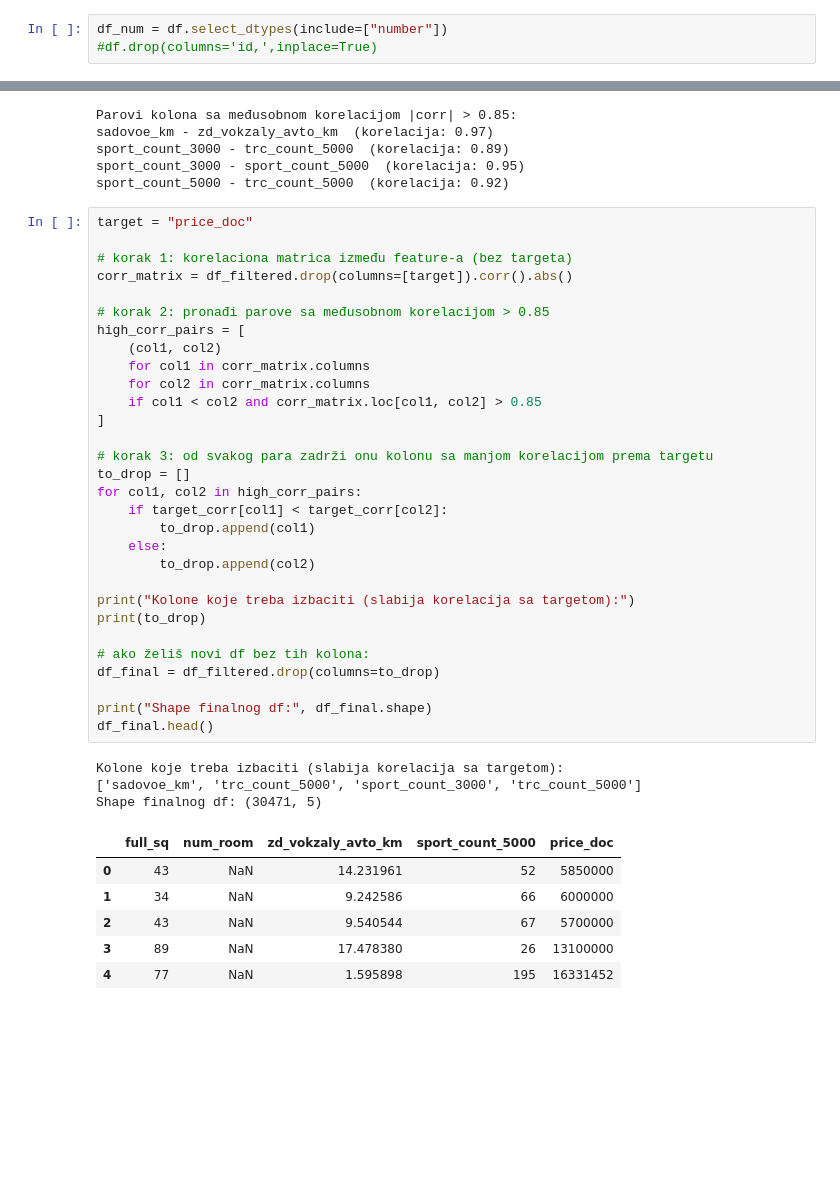
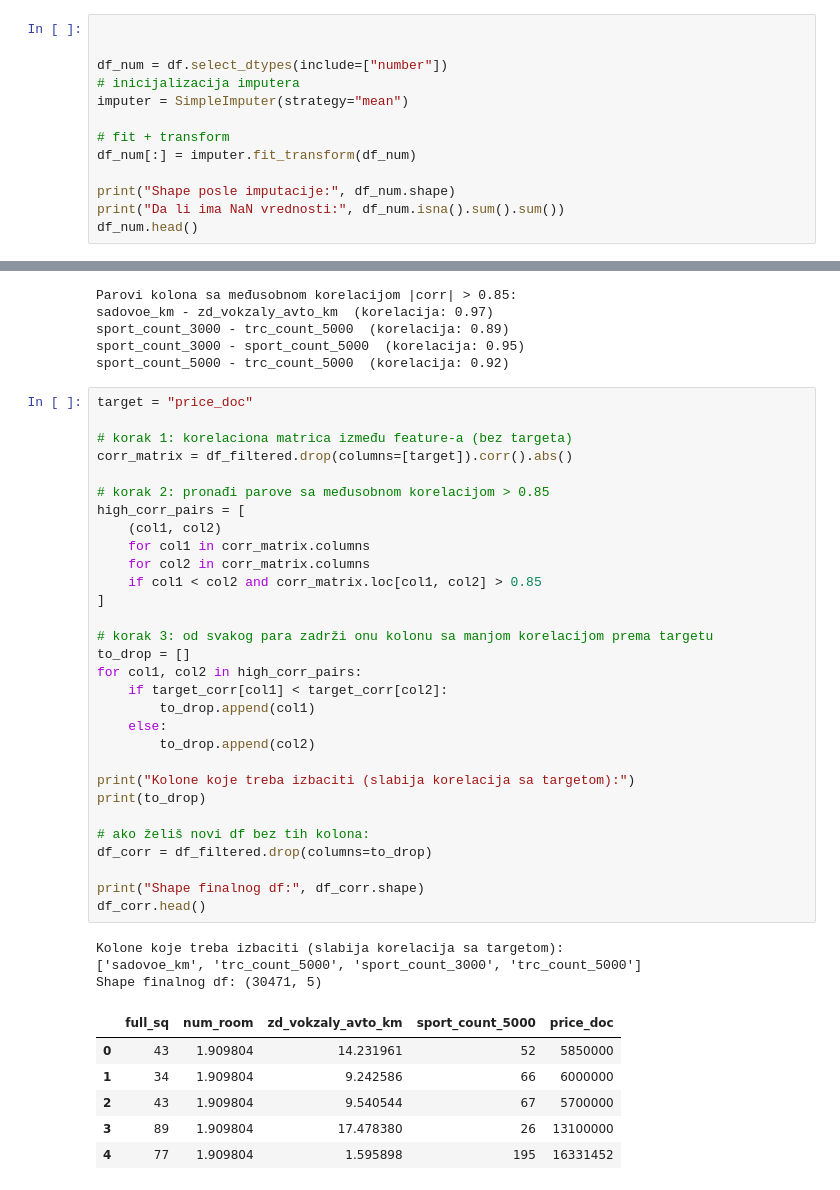
Before and after one commit to aleksaljujic/Sberbank-House-Pricing, a Jupyter notebook: Sberbank.ipynb, the cells around one changed output, grey strips where cells are left out. Cells and saved outputs as stored; diff of their text form; blank space fills up the shorter version.

```diff
--- a/Sberbank.ipynb
+++ b/Sberbank.ipynb
@@ -393,5 +399,15 @@ railroad_1line_yes: 0.00% NaN, korelacija sa targetom = -0.026
 product_type_OwnerOccupier: 0.00% NaN, korelacija sa targetom = -0.103
 price_doc: 0.00% NaN, korelacija sa targetom = 1.000
 # %%
+
+
 df_num = df.select_dtypes(include=["number"])
-#df.drop(columns='id,',inplace=True)
+# inicijalizacija imputera
+imputer = SimpleImputer(strategy="mean")
+
+# fit + transform
+df_num[:] = imputer.fit_transform(df_num)
+
+print("Shape posle imputacije:", df_num.shape)
+print("Da li ima NaN vrednosti:", df_num.isna().sum().sum())
+df_num.head()
@@ -490,38 +515,38 @@ target = "price_doc"
 
 # korak 1: korelaciona matrica između feature-a (bez targeta)
 corr_matrix = df_filtered.drop(columns=[target]).corr().abs()
 
 # korak 2: pronađi parove sa međusobnom korelacijom > 0.85
 high_corr_pairs = [
     (col1, col2)
     for col1 in corr_matrix.columns
     for col2 in corr_matrix.columns
     if col1 < col2 and corr_matrix.loc[col1, col2] > 0.85
 ]
 
 # korak 3: od svakog para zadrži onu kolonu sa manjom korelacijom prema targetu
 to_drop = []
 for col1, col2 in high_corr_pairs:
     if target_corr[col1] < target_corr[col2]:
         to_drop.append(col1)
     else:
         to_drop.append(col2)
 
 print("Kolone koje treba izbaciti (slabija korelacija sa targetom):")
 print(to_drop)
 
 # ako želiš novi df bez tih kolona:
-df_final = df_filtered.drop(columns=to_drop)
+df_corr = df_filtered.drop(columns=to_drop)
 
-print("Shape finalnog df:", df_final.shape)
-df_final.head()
+print("Shape finalnog df:", df_corr.shape)
+df_corr.head()
 # %% [output]
 Kolone koje treba izbaciti (slabija korelacija sa targetom):
 ['sadovoe_km', 'trc_count_5000', 'sport_count_3000', 'trc_count_5000']
 Shape finalnog df: (30471, 5)
 |  | full_sq | num_room | zd_vokzaly_avto_km | sport_count_5000 | price_doc |
-| 0 | 43 | NaN | 14.231961 | 52 | 5850000 |
-| 1 | 34 | NaN | 9.242586 | 66 | 6000000 |
-| 2 | 43 | NaN | 9.540544 | 67 | 5700000 |
-| 3 | 89 | NaN | 17.478380 | 26 | 13100000 |
-| 4 | 77 | NaN | 1.595898 | 195 | 16331452 |
+| 0 | 43 | 1.909804 | 14.231961 | 52 | 5850000 |
+| 1 | 34 | 1.909804 | 9.242586 | 66 | 6000000 |
+| 2 | 43 | 1.909804 | 9.540544 | 67 | 5700000 |
+| 3 | 89 | 1.909804 | 17.478380 | 26 | 13100000 |
+| 4 | 77 | 1.909804 | 1.595898 | 195 | 16331452 |
```
Also changed, not shown: parts of 12 cells of this notebook.
